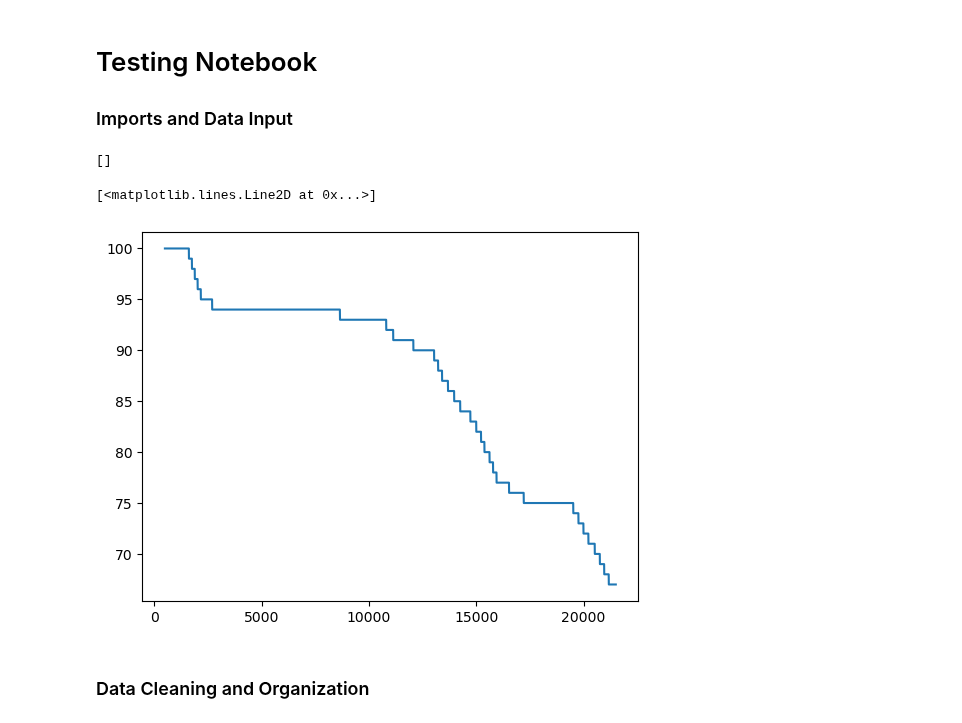
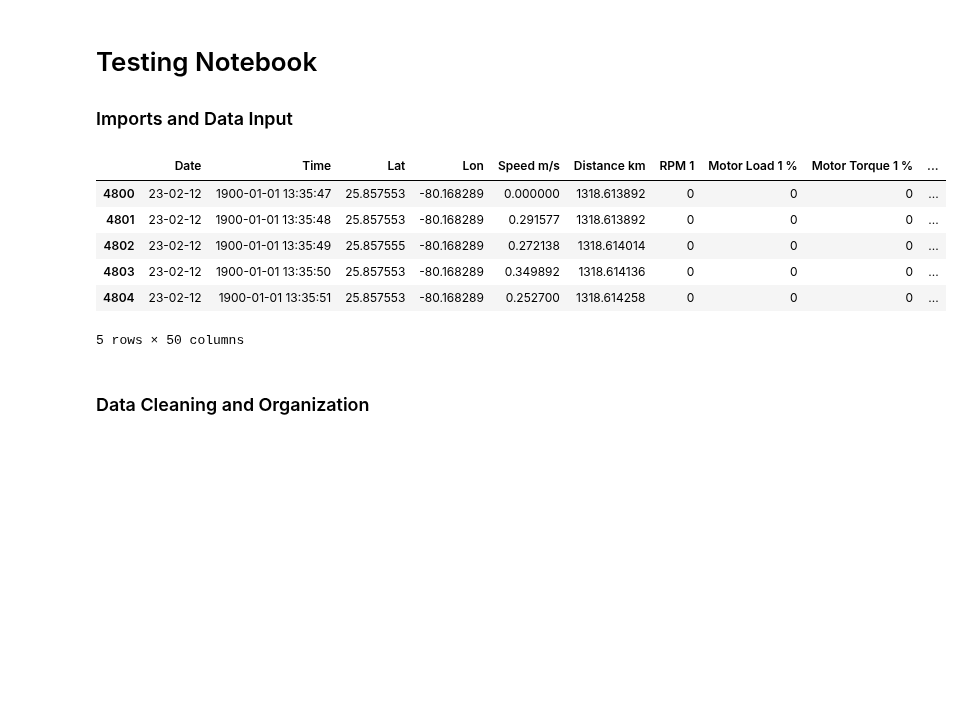
Before and after one commit to eliu420/photon-range-estimator, a Jupyter notebook: test_loop.ipynb, the cells around one changed output. Saved outputs shown, nothing was run; the diff lists cells and outputs as text; code cells hidden in the pictures; blank space fills up the shorter version.

```diff
--- a/test_loop.ipynb
+++ b/test_loop.ipynb
@@ -5,25 +5,33 @@
 # %%
 import matplotlib.pyplot as plt
 import numpy as np
 import pandas as pd
 from scipy import interpolate
 import time
+import data_files
 
 """Import Data"""
-file = "data/L230218.CSV"
-df = pd.read_csv(file)
+df = data_files.runs_dict['Run 1']
+df.head()
 
-header_ind = df[df['Lat']=='Lat'].index.tolist()
-print(header_ind)
+# file = "data/L230218.CSV"
+# df = pd.read_csv(file)
 
-df = df[500:21500]
-for col in df.columns[2:]:
-    df[col] = pd.to_numeric(df[col])
-plt.plot(df.index,df['SOC 1 %'])
+# header_ind = df[df['Lat']=='Lat'].index.tolist()
+# print(header_ind)
+
+# df = df[500:21500]
+# for col in df.columns[2:]:
+#     df[col] = pd.to_numeric(df[col])
+# plt.plot(df.index,df['SOC 1 %'])
 # %% [output]
+|  | Date | Time | Lat | Lon | Speed m/s | Distance km | RPM 1 | Motor Load 1 % | Motor Torque 1 % | ... |
+| 4800 | 23-02-12 | 1900-01-01 13:35:47 | 25.857553 | -80.168289 | 0.000000 | 1318.613892 | 0 | 0 | 0 | ... |
+| 4801 | 23-02-12 | 1900-01-01 13:35:48 | 25.857553 | -80.168289 | 0.291577 | 1318.613892 | 0 | 0 | 0 | ... |
+| 4802 | 23-02-12 | 1900-01-01 13:35:49 | 25.857555 | -80.168289 | 0.272138 | 1318.614014 | 0 | 0 | 0 | ... |
+| 4803 | 23-02-12 | 1900-01-01 13:35:50 | 25.857553 | -80.168289 | 0.349892 | 1318.614136 | 0 | 0 | 0 | ... |
+| 4804 | 23-02-12 | 1900-01-01 13:35:51 | 25.857553 | -80.168289 | 0.252700 | 1318.614258 | 0 | 0 | 0 | ... |
-[]
+5 rows × 50 columns
-[<matplotlib.lines.Line2D at 0x...>]
-[figure, removed]
 # %% [markdown]
 ### Data Cleaning and Organization
 # %%
```
Also changed, not shown: parts of 1 cell of this notebook.
